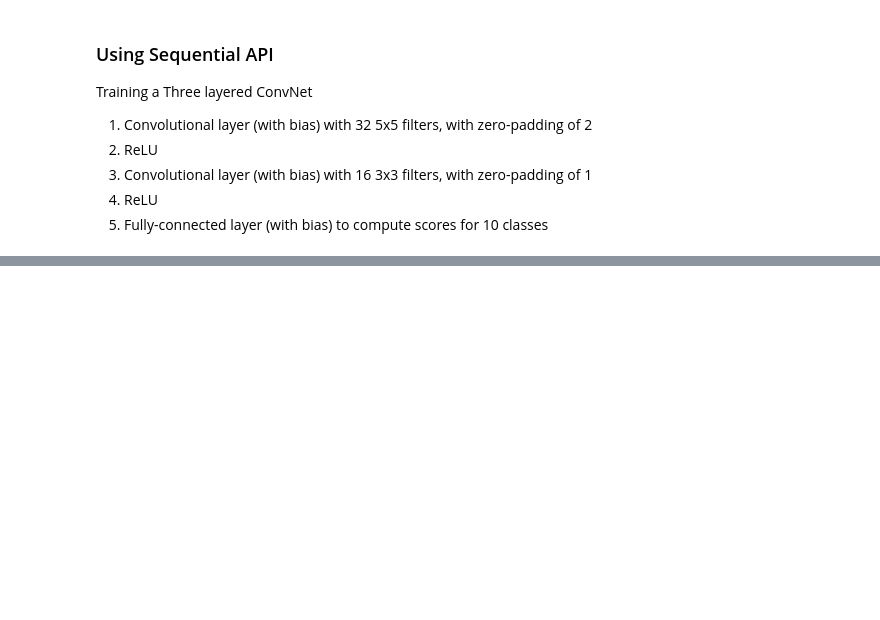
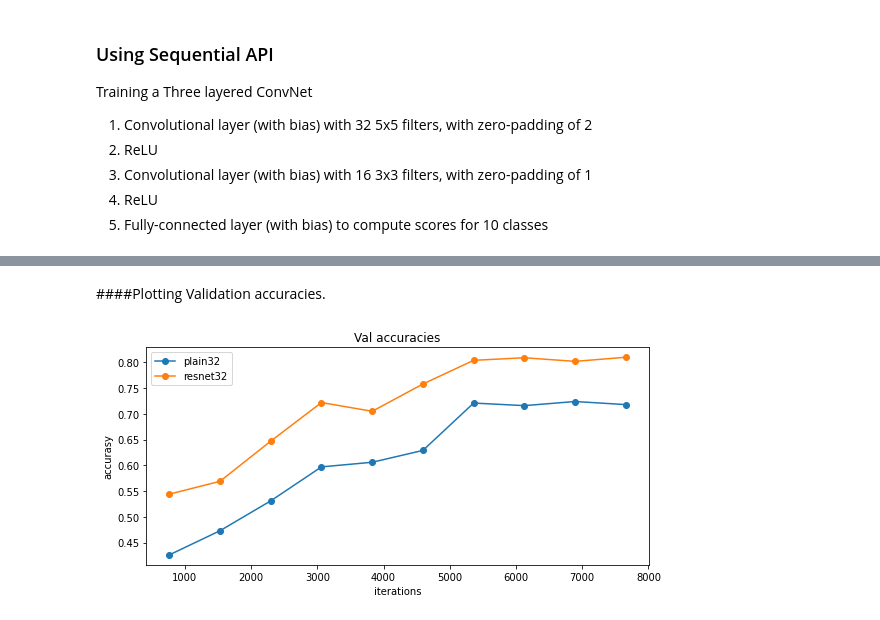
Before and after one commit to ishandahal/Deep_Learning, a Jupyter notebook: Torch_Barebones_Api.ipynb, the cells around one changed output, grey strips where cells are left out. Drawn from its saved outputs; the diff is of its cells as text; code cells hidden in the pictures; blank space fills up the shorter version.

```diff
--- a/Torch_Barebones_Api.ipynb
+++ b/Torch_Barebones_Api.ipynb
@@ -782,0 +920,7 @@ Got 567 / 1000 correct (56.70)
+# %%
+data = torch.zeros(2, 3, 5, 6)
+model = ResNetStem(3, 10)
+if list(model(data).shape) == [2, 10, 5, 6]:
+  print('The output of ResidualBlock without downsampling has a *correct* dimension!')
+else:
+  print('The output of ResidualBlock without downsampling has an *incorrect* dimension! expected:', [2, 10, 5, 6], 'got:', list(model(data).shape))
@@ -782,0 +980,24 @@ Got 567 / 1000 correct (56.70)
+# %%
+# def init_module(model):
+#   for m in model.modules():
+#     if isinstance(m, nn.Conv2d) or isinstance(m, nn.Linear):
+#       nn.init.kaiming_normal_(m.weight.data)
+#       if m.bias is not None: nn.init.zeros_(m.bias.data)
+#     elif isinstance(m, nn.BatchNorm2d):
+#       nn.init.ones_(m.weight.data)
+#       if m.bias is not None: nn.init.zeros_(m.bias.data)
+
+names = ['plain32', 'resnet32']
+acc_history_dict = {}
+iter_history_dict = {}
+for name in names:
+  fix_random_seed(0)
+  print(name, '\n')
+  model = get_resnet(name)
+#   init_module(model)
+
+  optimizer = optim.SGD(model.parameters(), lr=1e-2, momentum=.9, weight_decay=1e-4)
+
+  acc_history, iter_history = train_part345(model, optimizer, epochs=10, schedule=[6, 8], verbose=False)
+  acc_history_dict[name] = acc_history
+  iter_history_dict[name] = iter_history
@@ -782,0 +1022,13 @@ Got 567 / 1000 correct (56.70)
+# %% [markdown]
+####Plotting Validation accuracies.
+# %%
+plt.title('Val accuracies')
+for name in names:
+    plt.plot(iter_history_dict[name], acc_history_dict[name], '-o')
+plt.legend(names, loc='best')
+plt.xlabel('iterations')
+plt.ylabel('accurasy')
+plt.gcf().set_size_inches(9, 4)
+plt.show();
+# %% [output]
+[figure, added]
```
Also changed, not shown: parts of 26 cells of this notebook.
